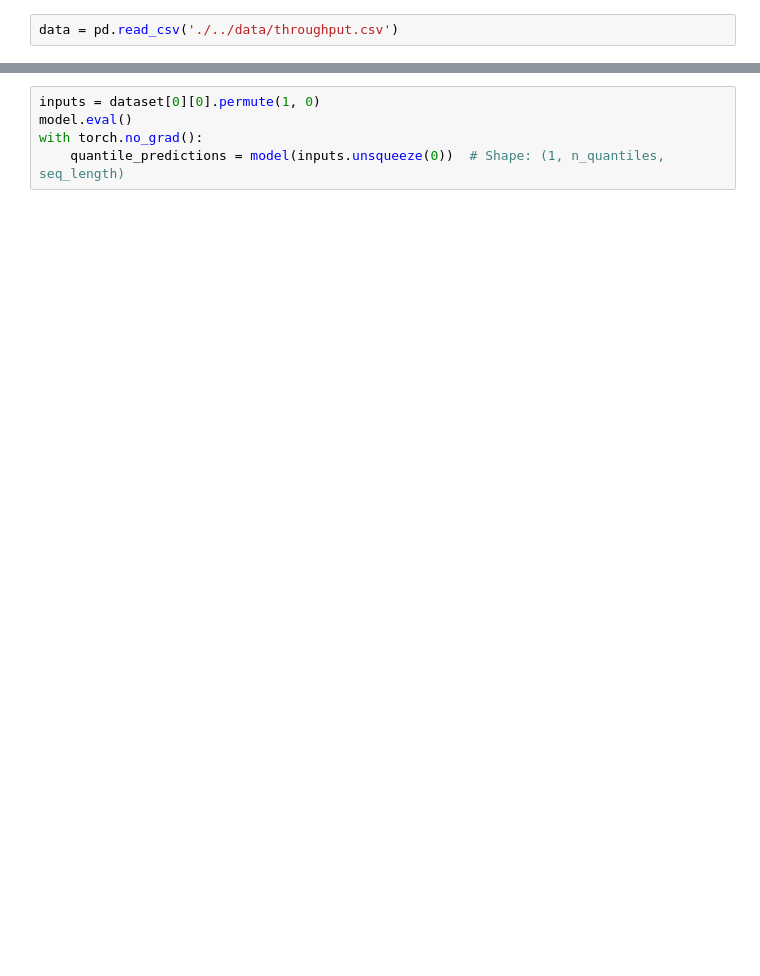
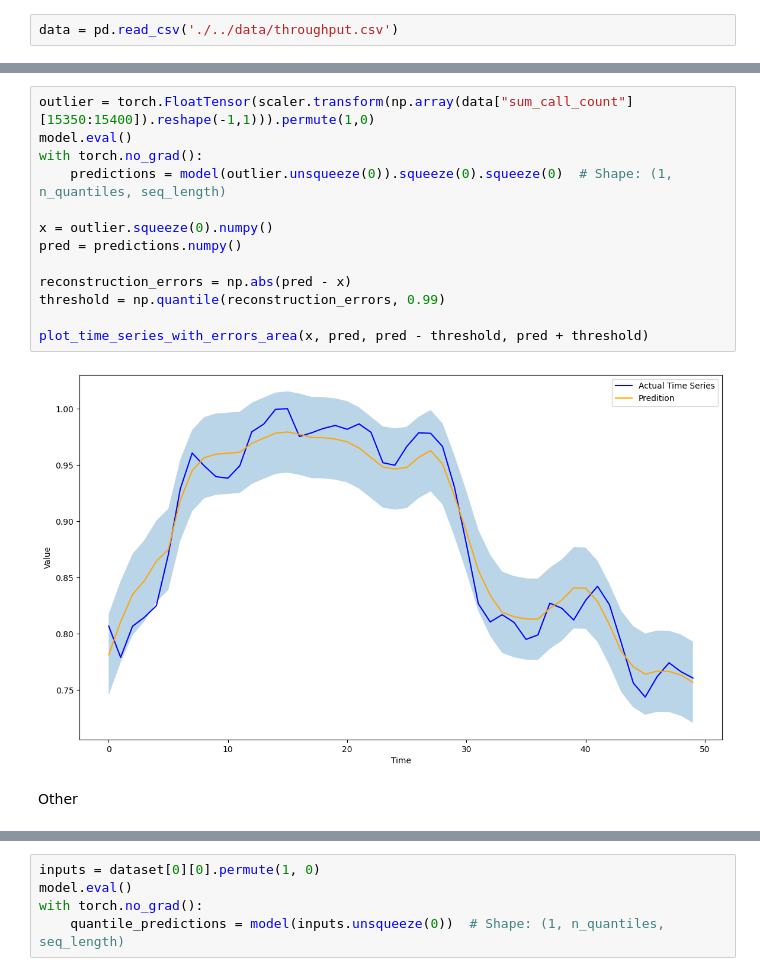
Before and after one commit to germanKoch/red-hack-time-series-analyzer, a Jupyter notebook: notebooks/convolutional_nn_quatile.ipynb, the cells around one changed output, grey strips where cells are left out. Drawn from its saved outputs; the diff is of its cells as text; blank space fills up the shorter version.

```diff
--- a/notebooks/convolutional_nn_quatile.ipynb
+++ b/notebooks/convolutional_nn_quatile.ipynb
@@ -148,0 +209,17 @@ def plot_time_series_with_quantiles(time_series, quantiles, seq_length, title='T
+# %%
+outlier = torch.FloatTensor(scaler.transform(np.array(data["sum_call_count"][15350:15400]).reshape(-1,1))).permute(1,0)
+model.eval()
+with torch.no_grad():
+    predictions = model(outlier.unsqueeze(0)).squeeze(0).squeeze(0)  # Shape: (1, n_quantiles, seq_length)
+
+x = outlier.squeeze(0).numpy()
+pred = predictions.numpy()
+
+reconstruction_errors = np.abs(pred - x)
+threshold = np.quantile(reconstruction_errors, 0.99)
+
+plot_time_series_with_errors_area(x, pred, pred - threshold, pred + threshold)
+# %% [output]
+[figure, added]
+# %% [markdown]
+Other
```
Also changed, not shown: parts of 15 cells of this notebook, 1 other file.
